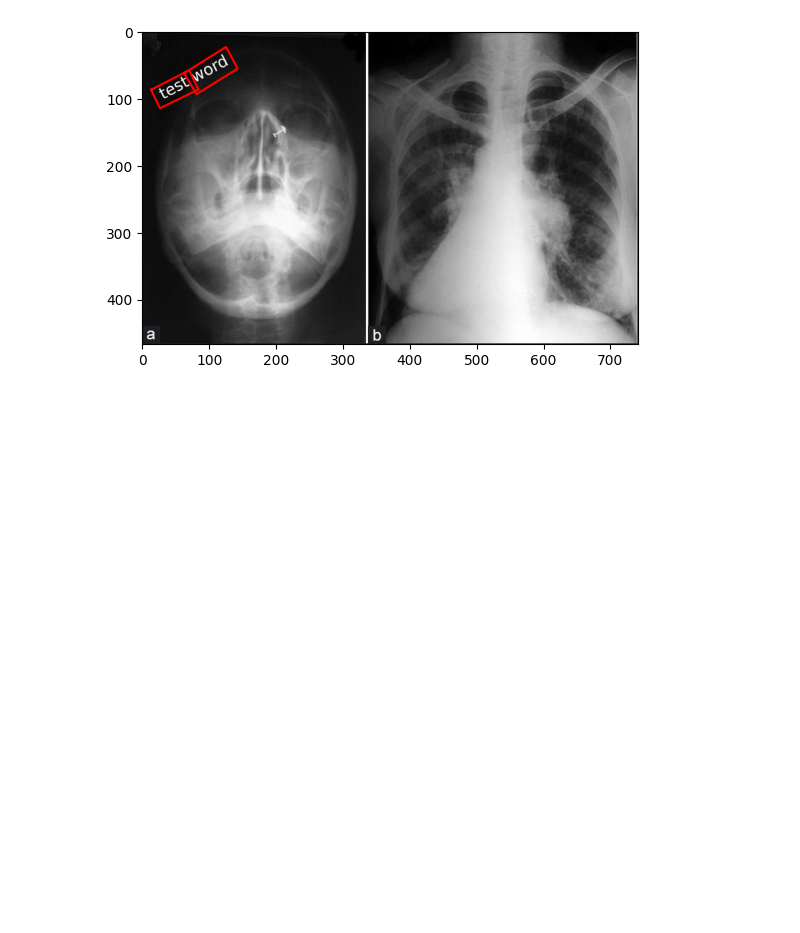
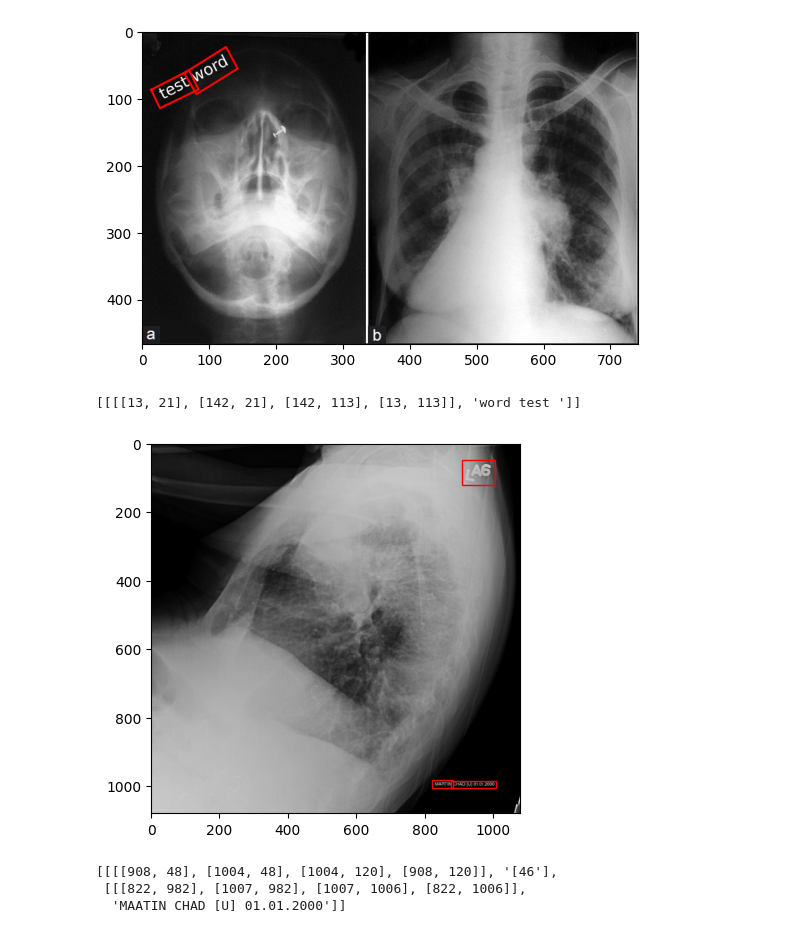
Before and after one commit to MIC-DKFZ/miccai2024_midi-b-submission, a Jupyter notebook: notebooks/ocr-model-exploration.ipynb, the cells around one changed output. Drawn from its saved outputs; the diff is of its cells as text; code cells hidden in the pictures; blank space fills up the shorter version.

```diff
--- a/ocr-model-exploration.ipynb
+++ b/notebooks/ocr-model-exploration.ipynb
@@ -30,14 +30,17 @@ print(ds.pixel_array.shape)
 # %% [output]
 (1760, 1760)
 # %%
-reader = easyocr.Reader(['en'])
+reader = easyocr.Reader(['en'], gpu=True)
 # %% [output]
     has less than 75% of the memory or cores of GPU 0. You can do so by setting
     the device_ids argument to DataParallel, or by setting the CUDA_VISIBLE_DEVICES
     environment variable.
   warnings.warn(imbalance_warn.format(device_ids[min_pos], device_ids[max_pos]))
 # %%
-bbs, free = reader.detect(ds.pixel_array, text_threshold=0.5, low_text=0.2, link_threshold=0.2)
+bbs, free = reader.detect(
+    ds.pixel_array, text_threshold=0.5, low_text=0.25, link_threshold=0.4,
+    add_margin=0.1, height_ths=0.1, width_ths=0.1,
+)
 # %%
 bbs
 # %% [output]
@@ -100,0 +118,33 @@ plt.show()
+# %%
+outputs
+# %% [output]
+[[[[13, 21], [142, 21], [142, 113], [13, 113]], 'word test ']]
+# %%
+# load the input image and grab the image dimensions
+image = cv2.imread('../EAST/test-images/martin-chad.png')
+bbs, free = reader.detect(
+    image, text_threshold=0.5, low_text=0.25, link_threshold=0.4,
+    add_margin=0.1, height_ths=0.1, width_ths=0.1,
+)
+# %%
+# Create figure and axes
+fig, ax = plt.subplots()
+
+# Display the image
+ax.imshow(image, cmap=plt.cm.bone)
+
+for bb in bbs[0]:
+    # print(bb[0], bb[2], bb[1]-bb[0], bb[3]-bb[2])
+    rect = patches.Rectangle((bb[0], bb[2]), bb[1]-bb[0], bb[3]-bb[2], linewidth=1, edgecolor='r', facecolor='none')
+    ax.add_patch(rect)
+
+plt.show()
+# %% [output]
+[figure, added]
+# %%
+outputs = reader.recognize(image, bbs[0], free[0], paragraph=True)
+outputs
+# %% [output]
+[[[[908, 48], [1004, 48], [1004, 120], [908, 120]], '[46'],
+ [[[822, 982], [1007, 982], [1007, 1006], [822, 1006]],
+  'MAATIN CHAD [U] 01.01.2000']]
```
Also changed, not shown: parts of 4 cells of this notebook, 10 other files.
